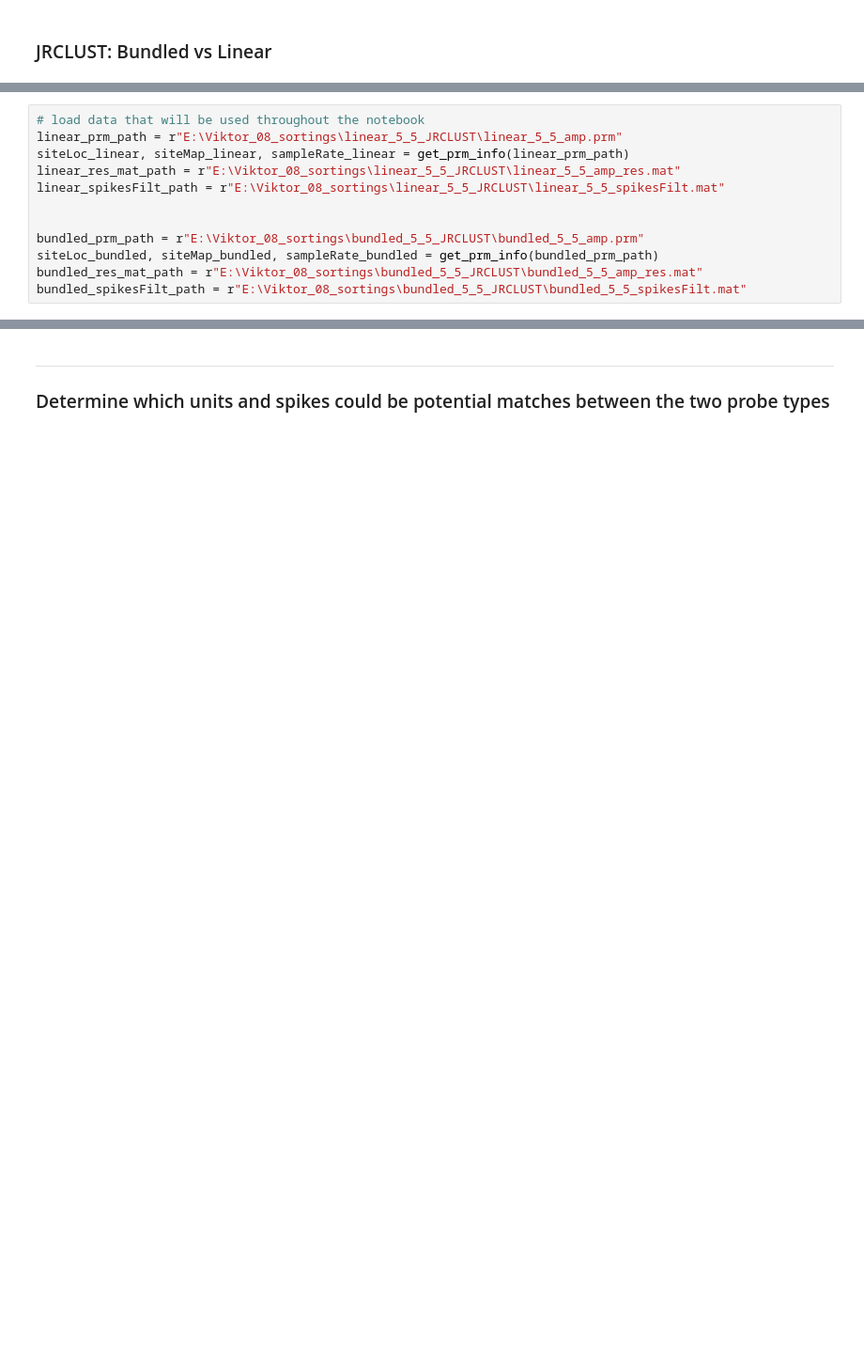
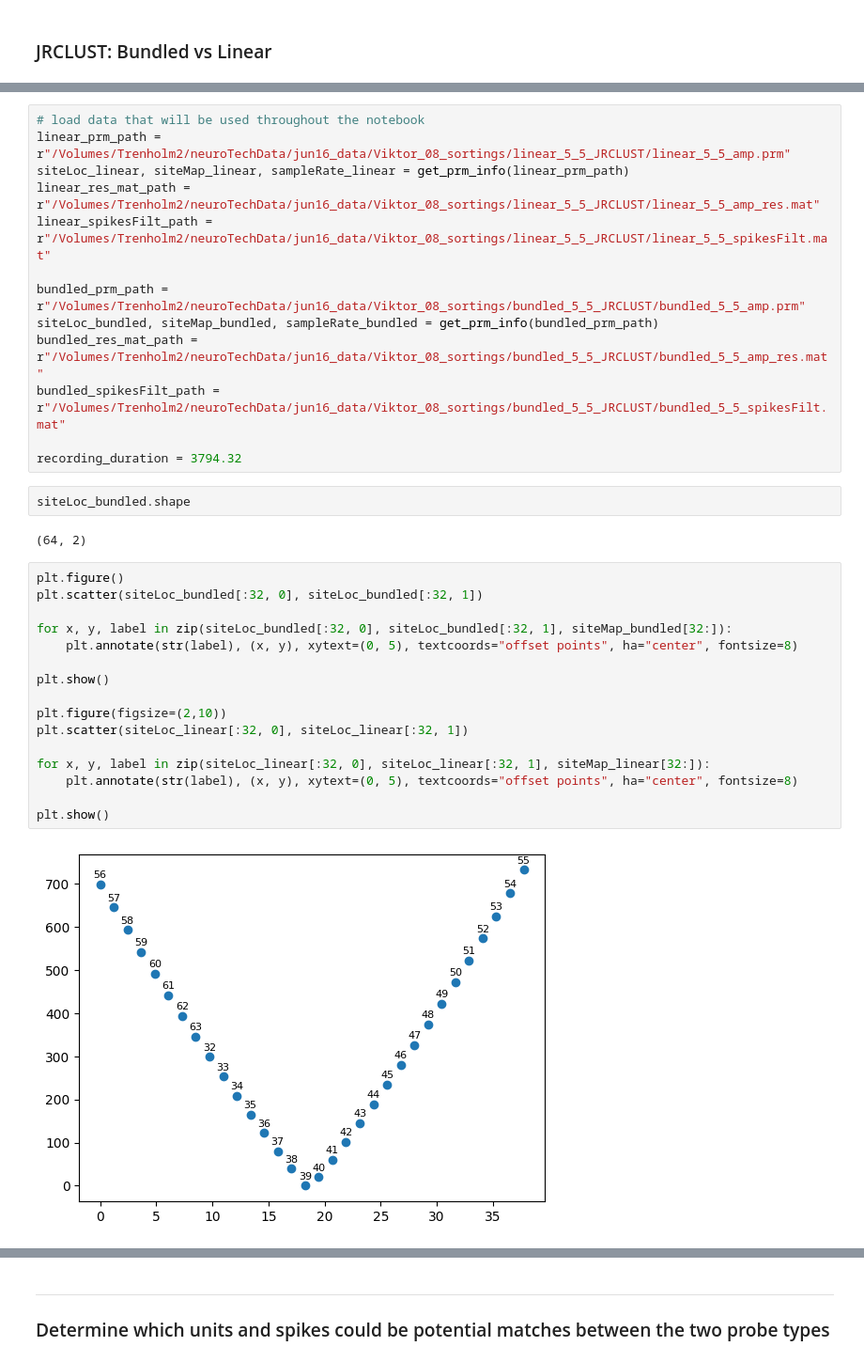
Before and after one commit to BruneBettler/SpikeExplore, a Jupyter notebook: Final/JRCLUST_compare.ipynb, the cells around one changed output, grey strips where cells are left out. Shown at 94% size. Drawn from its saved outputs; the diff is of its cells as text; blank space fills up the shorter version.

```diff
--- a/Final/JRCLUST_compare.ipynb
+++ b/Final/JRCLUST_compare.ipynb
@@ -11,12 +9,35 @@ import bombcell as bc
 # %%
 # load data that will be used throughout the notebook
-linear_prm_path = r"E:\Viktor_08_sortings\linear_5_5_JRCLUST\linear_5_5_amp.prm"
+linear_prm_path = r"/Volumes/Trenholm2/neuroTechData/jun16_data/Viktor_08_sortings/linear_5_5_JRCLUST/linear_5_5_amp.prm"
 siteLoc_linear, siteMap_linear, sampleRate_linear = get_prm_info(linear_prm_path)
-linear_res_mat_path = r"E:\Viktor_08_sortings\linear_5_5_JRCLUST\linear_5_5_amp_res.mat"
-linear_spikesFilt_path = r"E:\Viktor_08_sortings\linear_5_5_JRCLUST\linear_5_5_spikesFilt.mat"
+linear_res_mat_path = r"/Volumes/Trenholm2/neuroTechData/jun16_data/Viktor_08_sortings/linear_5_5_JRCLUST/linear_5_5_amp_res.mat"
+linear_spikesFilt_path = r"/Volumes/Trenholm2/neuroTechData/jun16_data/Viktor_08_sortings/linear_5_5_JRCLUST/linear_5_5_spikesFilt.mat"
 
+bundled_prm_path = r"/Volumes/Trenholm2/neuroTechData/jun16_data/Viktor_08_sortings/bundled_5_5_JRCLUST/bundled_5_5_amp.prm"
+siteLoc_bundled, siteMap_bundled, sampleRate_bundled = get_prm_info(bundled_prm_path)
+bundled_res_mat_path = r"/Volumes/Trenholm2/neuroTechData/jun16_data/Viktor_08_sortings/bundled_5_5_JRCLUST/bundled_5_5_amp_res.mat"
+bundled_spikesFilt_path = r"/Volumes/Trenholm2/neuroTechData/jun16_data/Viktor_08_sortings/bundled_5_5_JRCLUST/bundled_5_5_spikesFilt.mat"
 
-bundled_prm_path = r"E:\Viktor_08_sortings\bundled_5_5_JRCLUST\bundled_5_5_amp.prm"
-siteLoc_bundled, siteMap_bundled, sampleRate_bundled = get_prm_info(bundled_prm_path)
-bundled_res_mat_path = r"E:\Viktor_08_sortings\bundled_5_5_JRCLUST\bundled_5_5_amp_res.mat"
-bundled_spikesFilt_path = r"E:\Viktor_08_sortings\bundled_5_5_JRCLUST\bundled_5_5_spikesFilt.mat"
+recording_duration = 3794.32
+# %%
+siteLoc_bundled.shape
+# %% [output]
+(64, 2)
+# %%
+plt.figure()
+plt.scatter(siteLoc_bundled[:32, 0], siteLoc_bundled[:32, 1])
+
+for x, y, label in zip(siteLoc_bundled[:32, 0], siteLoc_bundled[:32, 1], siteMap_bundled[32:]):
+    plt.annotate(str(label), (x, y), xytext=(0, 5), textcoords="offset points", ha="center", fontsize=8)
+
+plt.show()
+
+plt.figure(figsize=(2,10))
+plt.scatter(siteLoc_linear[:32, 0], siteLoc_linear[:32, 1])
+
+for x, y, label in zip(siteLoc_linear[:32, 0], siteLoc_linear[:32, 1], siteMap_linear[32:]):
+    plt.annotate(str(label), (x, y), xytext=(0, 5), textcoords="offset points", ha="center", fontsize=8)
+
+plt.show()
+# %% [output]
+[figure, added]
```
Also changed, not shown: parts of 69 cells of this notebook, 15 other files.
